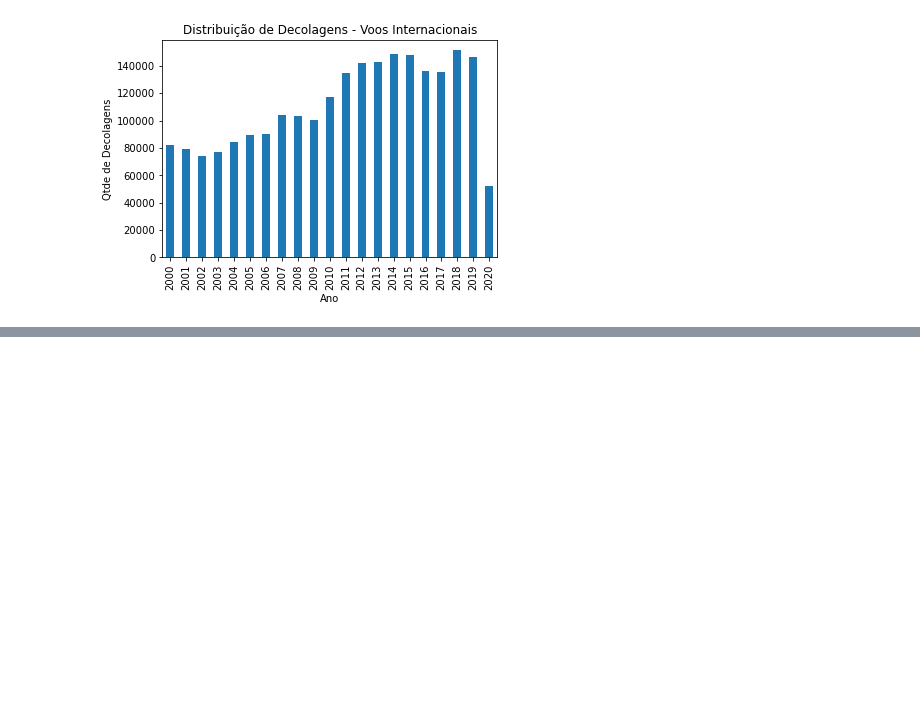
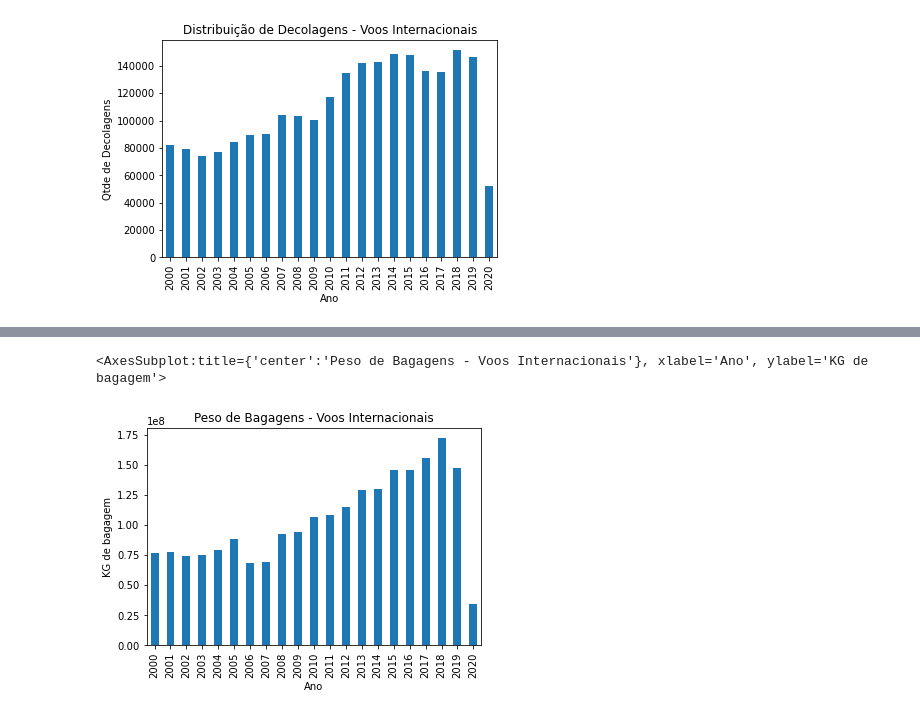
Before and after one commit to MaisaVidal/trabalho_estatistica, a Jupyter notebook: analise-temporal-base-anac-maisa.ipynb, the cells around one changed output, grey strips where cells are left out. Saved outputs shown, nothing was run; the diff lists cells and outputs as text; code cells hidden in the pictures; blank space fills up the shorter version.

```diff
--- a/analise-temporal-base-anac-maisa.ipynb
+++ b/analise-temporal-base-anac-maisa.ipynb
@@ -60,0 +91,5 @@ dataframe.loc[dataframe.NATUREZA == 'INTERNACIONAL'].groupby(['ANO'])['DECOLAGEN
+# %%
+dataframe.loc[((dataframe.NATUREZA == 'INTERNACIONAL') & (dataframe.EMPRESA_NACIONALIDADE == 'BRASILEIRA'))].groupby(['ANO'])['BAGAGEM'].sum().plot(kind='bar', title='Peso de Bagagens - Voos Internacionais', xlabel='Ano',ylabel='KG de bagagem')
+# %% [output]
+<AxesSubplot:title={'center':'Peso de Bagagens - Voos Internacionais'}, xlabel='Ano', ylabel='KG de bagagem'>
+[figure, added]
```
Also changed, not shown: parts of 6 cells of this notebook.
